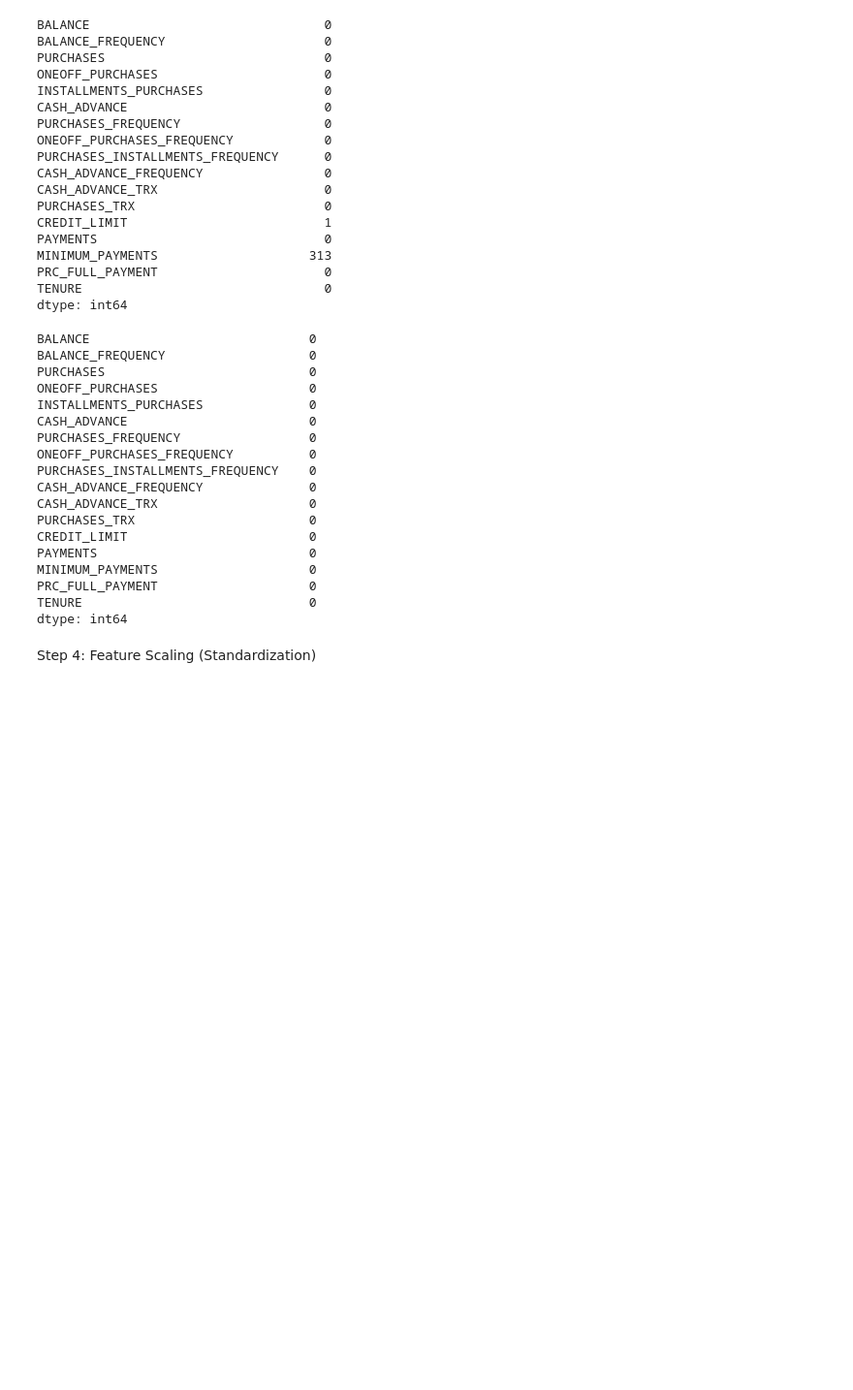
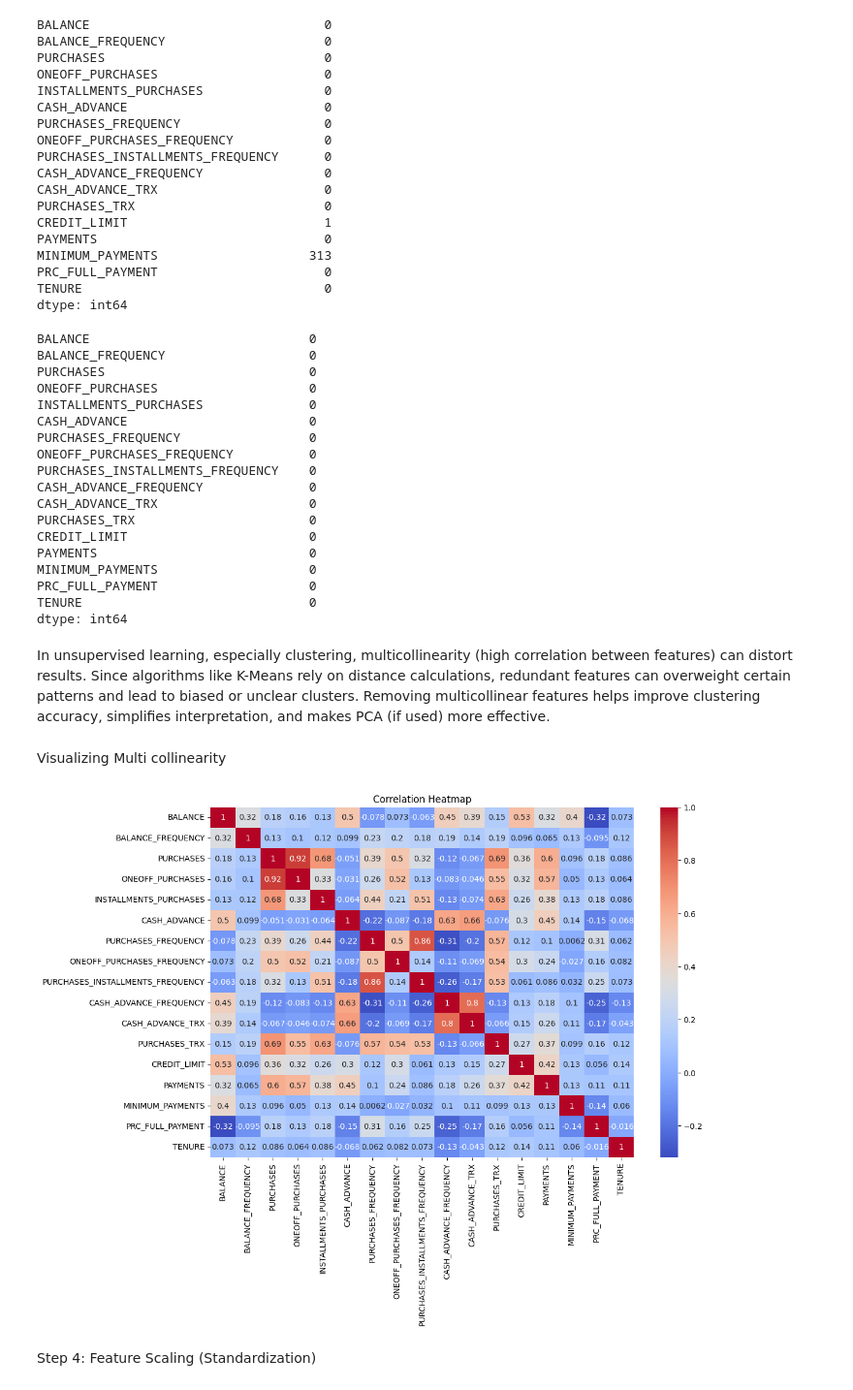
Before and after one commit to CodeClusters/Credit-Card-Dataset-Clustering, a Jupyter notebook: Tania5_Credit Card Data Clustering Project.ipynb, the cells around one changed output. Shown at 97% size. Saved outputs shown, nothing was run; the diff lists cells and outputs as text; code cells hidden in the pictures; blank space fills up the shorter version.

Commit message:
Added Heat map for correlation and matrix for cluster evaluation

```diff
--- a/Tania5_Credit Card Data Clustering Project.ipynb
+++ b/Tania5_Credit Card Data Clustering Project.ipynb
@@ -131,6 +131,20 @@ MINIMUM_PAYMENTS                    0
 PRC_FULL_PAYMENT                    0
 TENURE                              0
 dtype: int64
+# %% [markdown]
+In unsupervised learning, especially clustering, multicollinearity (high correlation between features) can distort results. Since algorithms like K-Means rely on distance calculations, redundant features can overweight certain patterns and lead to biased or unclear clusters. Removing multicollinear features helps improve clustering accuracy, simplifies interpretation, and makes PCA (if used) more effective.
+# %% [markdown]
+Visualizing Multi collinearity
+# %%
+import seaborn as sns
+import matplotlib.pyplot as plt
+
+plt.figure(figsize=(12, 8))
+sns.heatmap(df.corr(), cmap='coolwarm', annot=True)
+plt.title("Correlation Heatmap")
+plt.show()
+# %% [output]
+[figure, added]
 # %% [markdown]
 Step 4: Feature Scaling (Standardization)
 # %%
```
Also changed, not shown: parts of 5 cells of this notebook.
